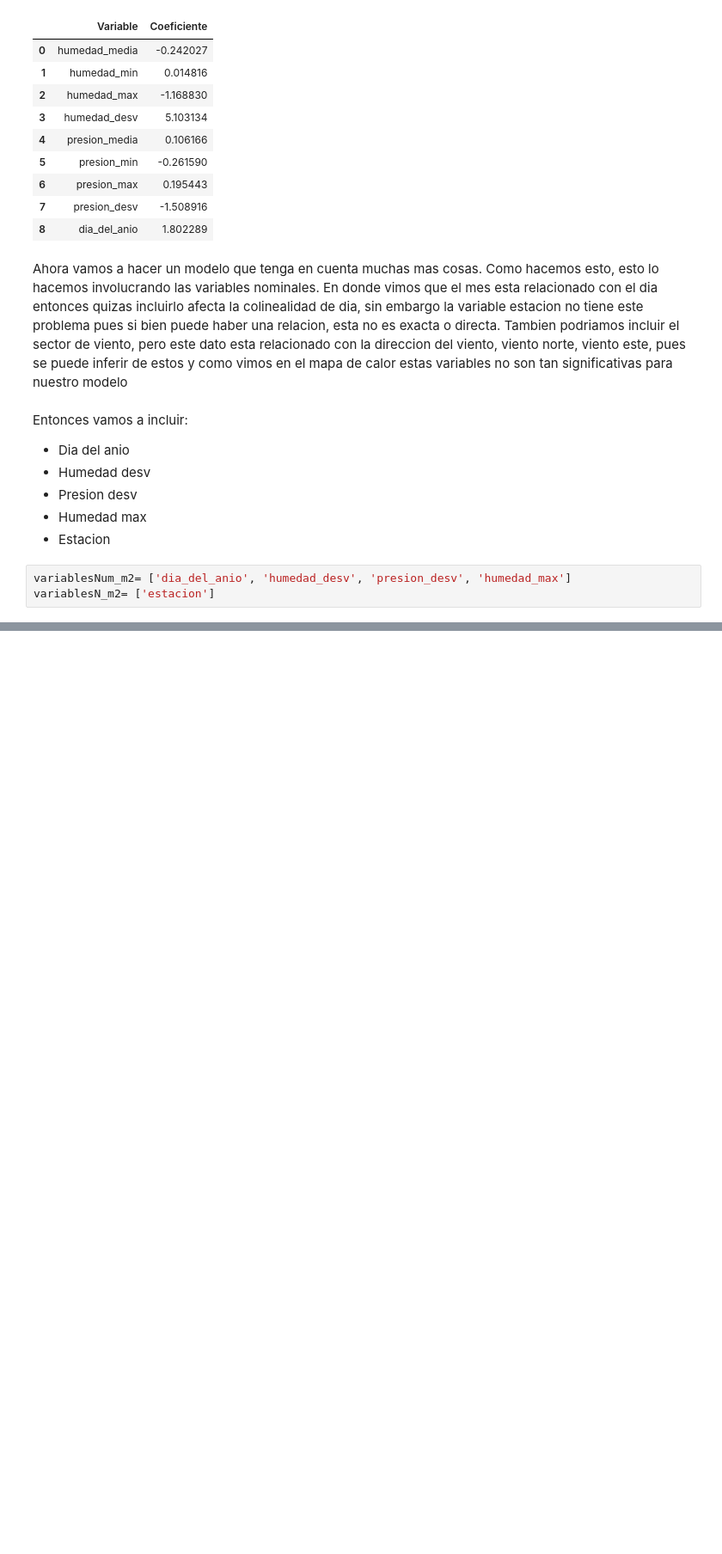
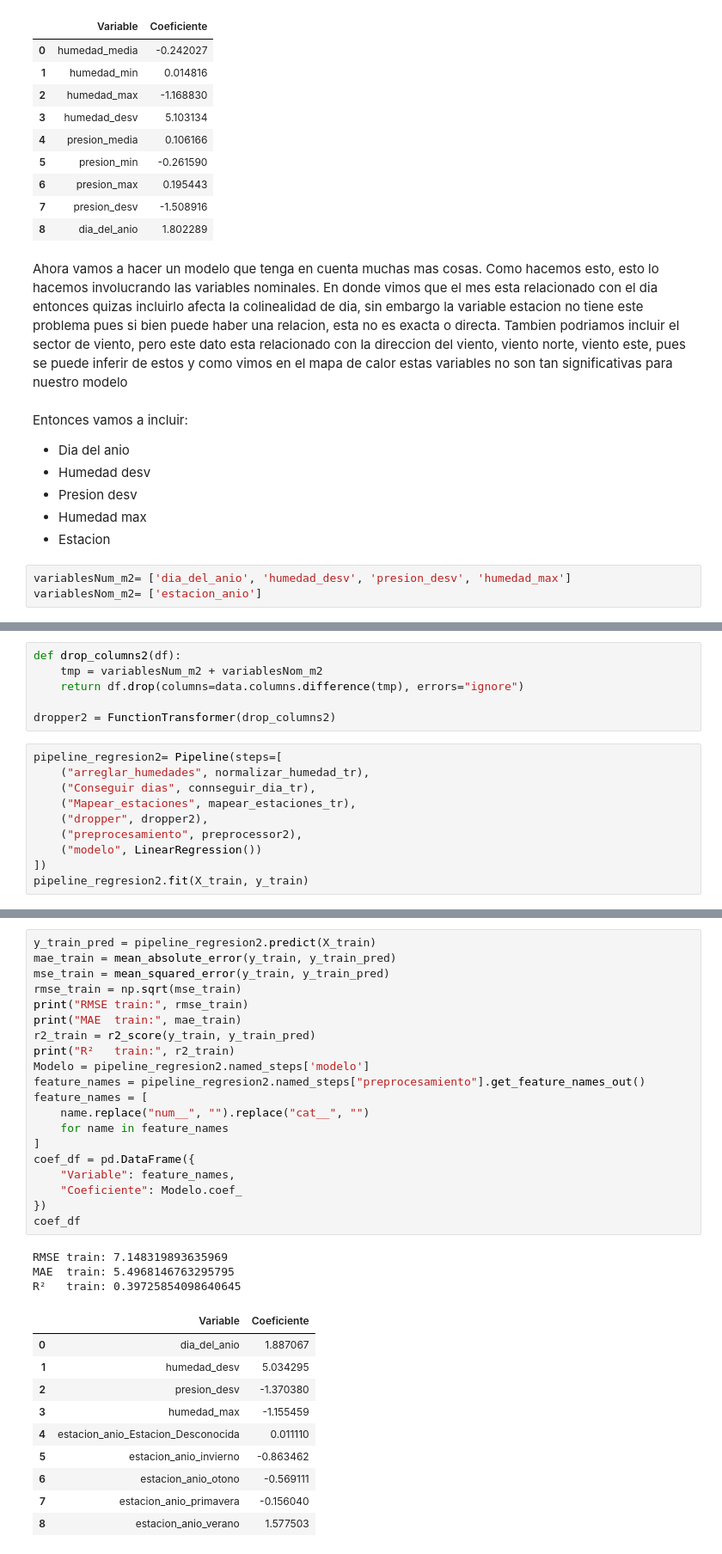
Before and after one commit to cafernandezm/Lab1-AprendizajeMaquina, a Jupyter notebook: respuesta.ipynb, the cells around one changed output, grey strips where cells are left out. Shown at 86% size. Drawn from its saved outputs; the diff is of its cells as text; blank space fills up the shorter version.

Commit message:
Completado modelo 2

```diff
--- a/respuesta.ipynb
+++ b/respuesta.ipynb
@@ -1149,7 +1149,7 @@ Entonces vamos a incluir:
 - Estacion
 # %%
 variablesNum_m2= ['dia_del_anio', 'humedad_desv', 'presion_desv', 'humedad_max']
-variablesN_m2= ['estacion']
+variablesNom_m2= ['estacion_anio']
 # %% [markdown]
 Entonces para hacer esto necesitamos:
 - Reutilizar la normalidad de humedad
@@ -1159,0 +1211,16 @@ Entonces para hacer esto necesitamos:
+# %%
+def drop_columns2(df):
+    tmp = variablesNum_m2 + variablesNom_m2
+    return df.drop(columns=data.columns.difference(tmp), errors="ignore")
+
+dropper2 = FunctionTransformer(drop_columns2)
+# %%
+pipeline_regresion2= Pipeline(steps=[
+    ("arreglar_humedades", normalizar_humedad_tr),
+    ("Conseguir dias", connseguir_dia_tr),
+    ("Mapear_estaciones", mapear_estaciones_tr),
+    ("dropper", dropper2),
+    ("preprocesamiento", preprocessor2),
+    ("modelo", LinearRegression())
+])
+pipeline_regresion2.fit(X_train, y_train)
@@ -1160,3 +1245,37 @@ Entonces para hacer esto necesitamos:
+# %%
+y_train_pred = pipeline_regresion2.predict(X_train)
+mae_train = mean_absolute_error(y_train, y_train_pred)
+mse_train = mean_squared_error(y_train, y_train_pred)
+rmse_train = np.sqrt(mse_train)
+print("RMSE train:", rmse_train)
+print("MAE  train:", mae_train)
+r2_train = r2_score(y_train, y_train_pred)
+print("R²   train:", r2_train)
+Modelo = pipeline_regresion2.named_steps['modelo']
+feature_names = pipeline_regresion2.named_steps["preprocesamiento"].get_feature_names_out()
+feature_names = [
+    name.replace("num__", "").replace("cat__", "")
+    for name in feature_names
+]
+coef_df = pd.DataFrame({
+    "Variable": feature_names,
+    "Coeficiente": Modelo.coef_
+})
+coef_df
+# %% [output]
+RMSE train: 7.148319893635969
+MAE  train: 5.4968146763295795
+R²   train: 0.39725854098640645
+|  | Variable | Coeficiente |
+| 0 | dia_del_anio | 1.887067 |
+| 1 | humedad_desv | 5.034295 |
+| 2 | presion_desv | -1.370380 |
+| 3 | humedad_max | -1.155459 |
+| 4 | estacion_anio_Estacion_Desconocida | 0.011110 |
+| 5 | estacion_anio_invierno | -0.863462 |
+| 6 | estacion_anio_otono | -0.569111 |
+| 7 | estacion_anio_primavera | -0.156040 |
+| 8 | estacion_anio_verano | 1.577503 |
 # %% [markdown]
 # Tabla comparativa
 | Métrica | Modelo 1 | Modelo 2 |
```
Also changed, not shown: parts of 5 cells of this notebook.
